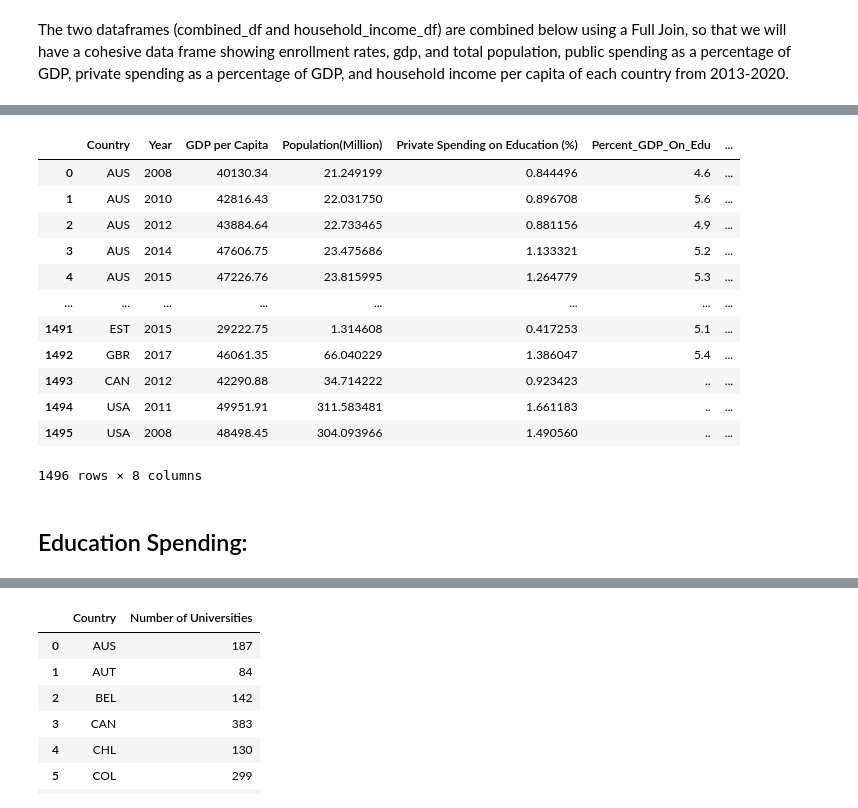
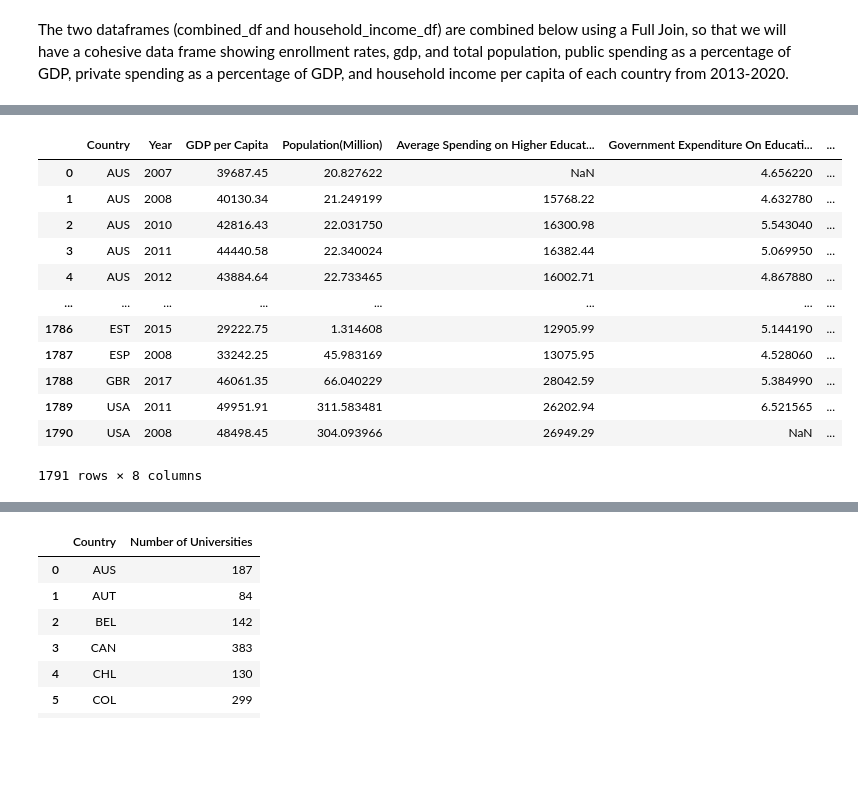
Before and after one commit to rcherivi/OECD-Tertiary-Education-Analysis, a Jupyter notebook: Phase 2ing - Rishika .ipynb, the cells around one changed output, grey strips where cells are left out. Saved outputs shown, nothing was run; the diff lists cells and outputs as text; code cells hidden in the pictures; blank space fills up the shorter version.

```diff
--- a/Phase 2ing - Rishika .ipynb
+++ b/Phase 2ing - Rishika .ipynb
@@ -315,15 +313,13 @@ Upon further investigation, we realized the last column is empty and does not co
 # %%
-gdpPerEdu_df = pd.read_csv("GovernmentExp_EduofGdp.csv")
-gdpPerEdu_df = gdpPerEdu_df.rename(columns ={" ": "Country"})
+government_expenditure_df = pd.read_csv('total-government-expenditure-on-education-gdp.csv')
 
-# Removing empty column and OECD Member Data
-gdpPerEdu_df = gdpPerEdu_df.drop(columns=['Unnamed: 11'])
-gdpPerEdu_df = gdpPerEdu_df.drop([27])
+query = """
+        SELECT
+            Code AS Country,
+            Year,
+            "Historical and more recent expenditure estimates" AS "Government Expenditure On Education (%)"
+        FROM government_expenditure_df
+        """
 
-# Melting years into a single column
-year_names = gdpPerEdu_df.columns[1:]
-gdpPerEdu_df = gdpPerEdu_df.melt(id_vars = ["Country"],
-                            var_name = "Year",
-                            value_vars = year_names,
-                            value_name = "Percent_GDP_On_Edu")
-gdpPerEdu_df['Year'] = gdpPerEdu_df['Year'].astype(int)
+government_expenditure_df = duckdb.sql(query).df()
+government_expenditure_df
@@ -444,7 +394,7 @@ year_names = gdpPerTertEdu_df.columns[1:]
 gdpPerTertEdu_df = gdpPerTertEdu_df.melt(id_vars = ["Country"],
                                      var_name = "Year",
                           value_vars = year_names,
-                           value_name = "Percent_GDP_On_TertEdu")
+                           value_name = "Government Spending Teritary (% GDP)")
 # %% [markdown]
 When we were mapping the countries, we decided not to map the average of the OECD members because the different economic and political structure may skew the average data. Also, may of our other data did not contain this kind of value, therefore, to stay consistent, we decided to omit this.
 # %%
@@ -558,7 +510,7 @@ The two dataframes (combined_df and household_income_df) are combined below usin
 query = """
         SELECT *
         FROM combined_df
-        FULL JOIN household_income_df
+        LEFT JOIN household_income_df
         ON combined_df.Country = household_income_df.Country
         AND combined_df.Year = household_income_df.Year;
         """
@@ -584,36 +536,22 @@ In the table, above there are a lot of missing values. Some countries might not
 # %%
-# Fill missing values in Country with values from Country_2
-combined_df['Country'] = combined_df['Country'].fillna(combined_df['Country_2'])
-
-# Fill missing values in Country_2 with values from Country
-combined_df['Country_2'] = combined_df['Country_2'].fillna(combined_df['Country'])
-
-# Fill missing values in Year with values from Year_2
-combined_df['Year'] = combined_df['Year'].fillna(combined_df['Year_2'])
-
-# Fill missing values in Year_2 with values from Year
-combined_df['Year_2'] = combined_df['Year_2'].fillna(combined_df['Year'])
-
 #dropping Country_2 and Year_2 columns
 combined_df = combined_df.drop(columns=['Country_2', 'Year_2'])
 
 #making the values in the Year column integers
 combined_df['Year'] = combined_df['Year'].astype(int)
 
 combined_df
 # %% [output]
-|  | Country | Year | GDP per Capita | Population(Million) | Private Spending on Education (%) | Percent_GDP_On_Edu | ... |
-| 0 | AUS | 2008 | 40130.34 | 21.249199 | 0.844496 | 4.6 | ... |
-| 1 | AUS | 2010 | 42816.43 | 22.031750 | 0.896708 | 5.6 | ... |
-| 2 | AUS | 2012 | 43884.64 | 22.733465 | 0.881156 | 4.9 | ... |
-| 3 | AUS | 2014 | 47606.75 | 23.475686 | 1.133321 | 5.2 | ... |
-| 4 | AUS | 2015 | 47226.76 | 23.815995 | 1.264779 | 5.3 | ... |
+|  | Country | Year | GDP per Capita | Population(Million) | Average Spending on Higher Educat... | Government Expenditure On Educati... | ... |
+| 0 | AUS | 2007 | 39687.45 | 20.827622 | NaN | 4.656220 | ... |
+| 1 | AUS | 2008 | 40130.34 | 21.249199 | 15768.22 | 4.632780 | ... |
+| 2 | AUS | 2010 | 42816.43 | 22.031750 | 16300.98 | 5.543040 | ... |
+| 3 | AUS | 2011 | 44440.58 | 22.340024 | 16382.44 | 5.069950 | ... |
+| 4 | AUS | 2012 | 43884.64 | 22.733465 | 16002.71 | 4.867880 | ... |
 | ... | ... | ... | ... | ... | ... | ... | ... |
-| 1491 | EST | 2015 | 29222.75 | 1.314608 | 0.417253 | 5.1 | ... |
-| 1492 | GBR | 2017 | 46061.35 | 66.040229 | 1.386047 | 5.4 | ... |
-| 1493 | CAN | 2012 | 42290.88 | 34.714222 | 0.923423 | .. | ... |
-| 1494 | USA | 2011 | 49951.91 | 311.583481 | 1.661183 | .. | ... |
-| 1495 | USA | 2008 | 48498.45 | 304.093966 | 1.490560 | .. | ... |
+| 1786 | EST | 2015 | 29222.75 | 1.314608 | 12905.99 | 5.144190 | ... |
+| 1787 | ESP | 2008 | 33242.25 | 45.983169 | 13075.95 | 4.528060 | ... |
+| 1788 | GBR | 2017 | 46061.35 | 66.040229 | 28042.59 | 5.384990 | ... |
+| 1789 | USA | 2011 | 49951.91 | 311.583481 | 26202.94 | 6.521565 | ... |
+| 1790 | USA | 2008 | 48498.45 | 304.093966 | 26949.29 | NaN | ... |
-1496 rows × 8 columns
+1791 rows × 8 columns
-# %% [markdown]
-## Education Spending:
```
Also changed, not shown: parts of 85 cells of this notebook.
